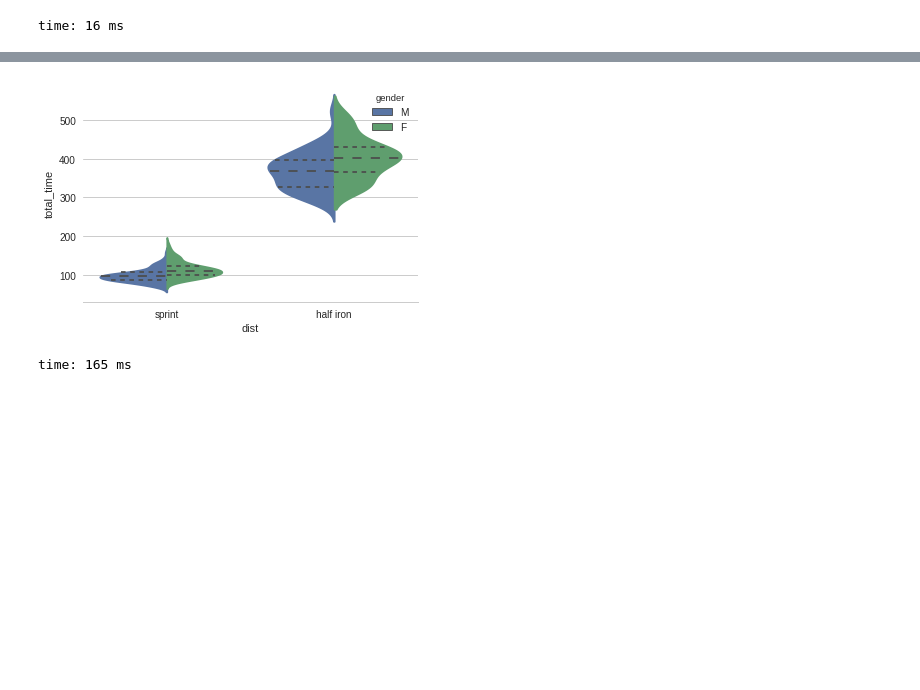
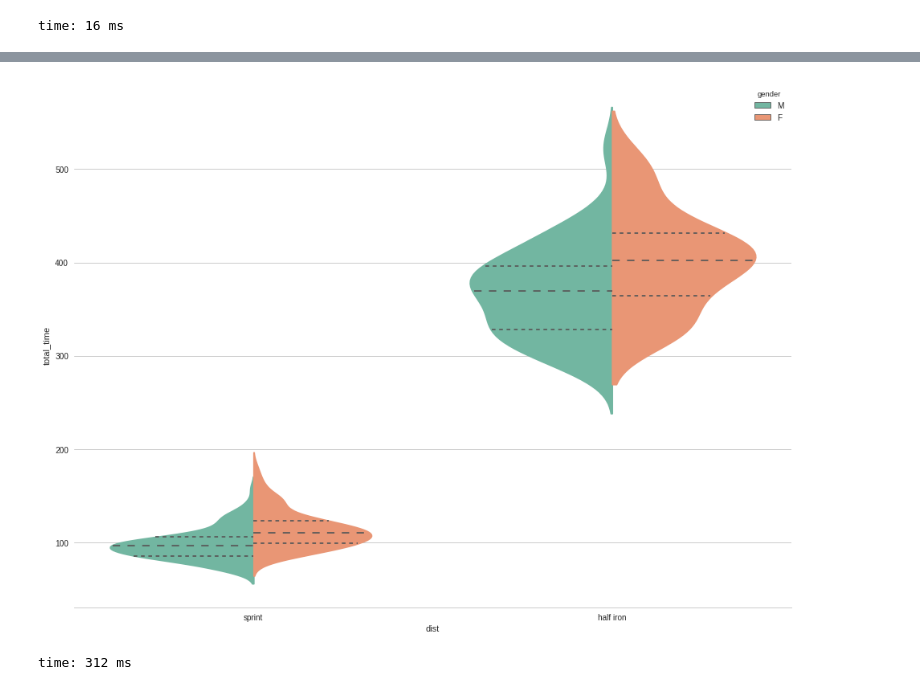
Before and after one commit to victoongo/kaggle_other, a Jupyter notebook: sports_analytics/blackdiamontri2017.ipynb, the cells around one changed output, grey strips where cells are left out. Cells and saved outputs as stored; diff of their text form; code cells hidden in the pictures; blank space fills up the shorter version.

```diff
--- a/sports_analytics/blackdiamontri2017.ipynb
+++ b/sports_analytics/blackdiamontri2017.ipynb
@@ -94,9 +95,11 @@ time: 22.4 ms
 # %%
-sns.violinplot(x="dist", y="total_time", hue="gender", data=df, split=True, inner="quart", size=15)
+fig, ax = pyplot.subplots(figsize=(16, 12))
+sns.violinplot(x="dist", y="total_time", hue="gender", data=df, split=True, inner="quart",
+               size=15, palette="Set2", ax=ax)
 sns.despine(left=True)
 # %% [output]
-[figure, old version]
+[figure, new version]
-time: 165 ms
+time: 312 ms
 # %%
 sns.set(style="whitegrid")
 
```
Also changed, not shown: parts of 11 cells of this notebook.
